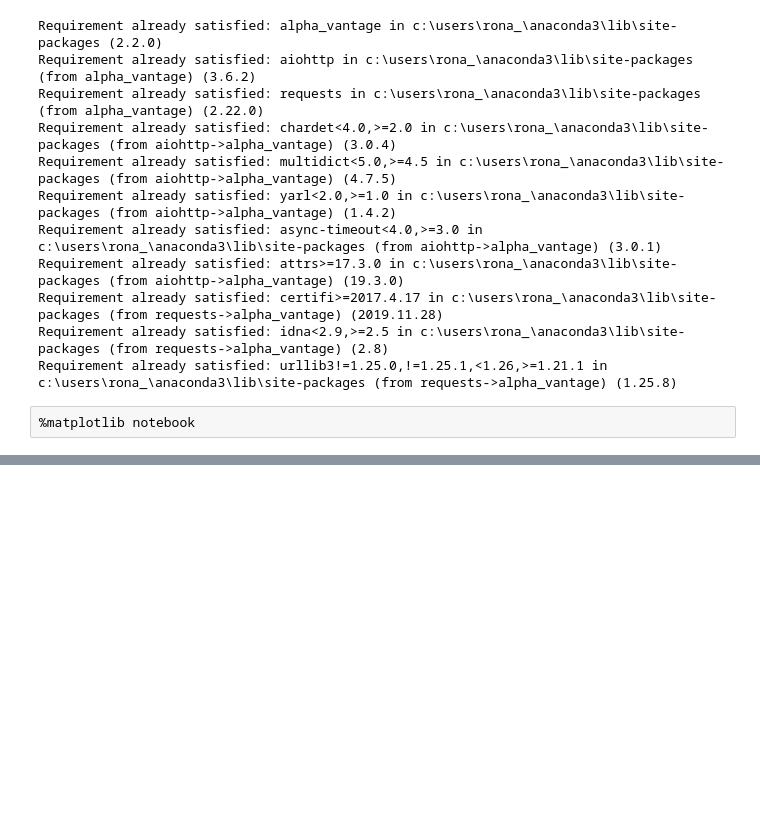
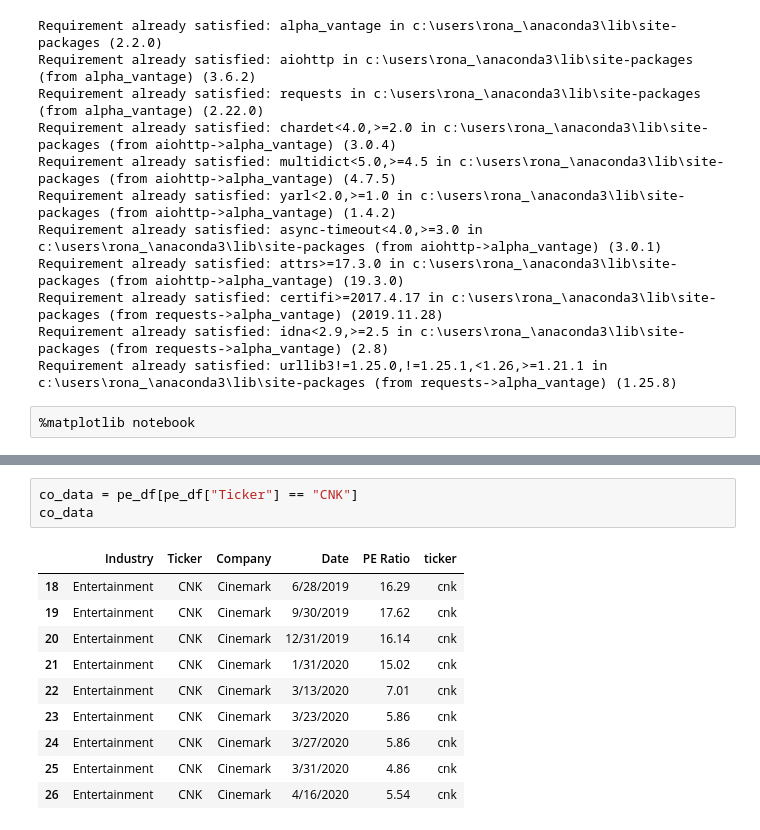
Before and after one commit to janejanejam/Covid-19-Effects-on-Economy, a Jupyter notebook: notebooks/051120_RB_Stock_Plots.ipynb, the cells around one changed output, grey strips where cells are left out. Cells and saved outputs as stored; diff of their text form; blank space fills up the shorter version.

```diff
--- a/notebooks/051120_RB_Stock_Plots.ipynb
+++ b/notebooks/051120_RB_Stock_Plots.ipynb
@@ -144,0 +134,14 @@ ticker_plot("amc")
+# %%
+co_data = pe_df[pe_df["Ticker"] == "CNK"]
+co_data
+# %% [output]
+|  | Industry | Ticker | Company | Date | PE Ratio | ticker |
+| 18 | Entertainment | CNK | Cinemark | 6/28/2019 | 16.29 | cnk |
+| 19 | Entertainment | CNK | Cinemark | 9/30/2019 | 17.62 | cnk |
+| 20 | Entertainment | CNK | Cinemark | 12/31/2019 | 16.14 | cnk |
+| 21 | Entertainment | CNK | Cinemark | 1/31/2020 | 15.02 | cnk |
+| 22 | Entertainment | CNK | Cinemark | 3/13/2020 | 7.01 | cnk |
+| 23 | Entertainment | CNK | Cinemark | 3/23/2020 | 5.86 | cnk |
+| 24 | Entertainment | CNK | Cinemark | 3/27/2020 | 5.86 | cnk |
+| 25 | Entertainment | CNK | Cinemark | 3/31/2020 | 4.86 | cnk |
+| 26 | Entertainment | CNK | Cinemark | 4/16/2020 | 5.54 | cnk |
```
Also changed, not shown: parts of 15 cells of this notebook, 26 other files.
